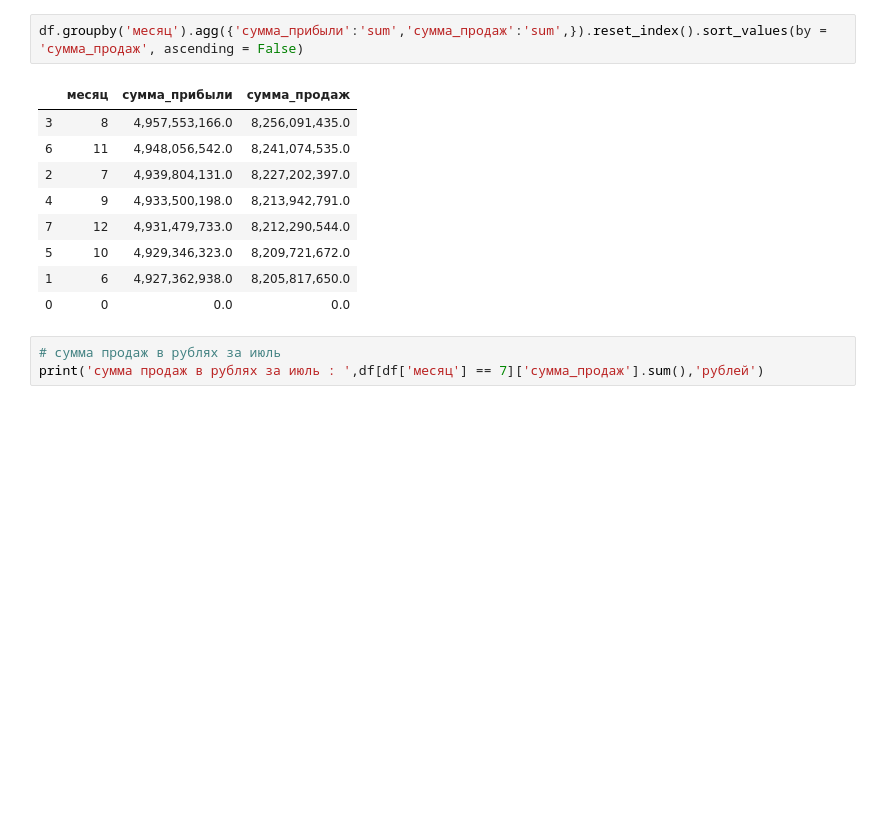
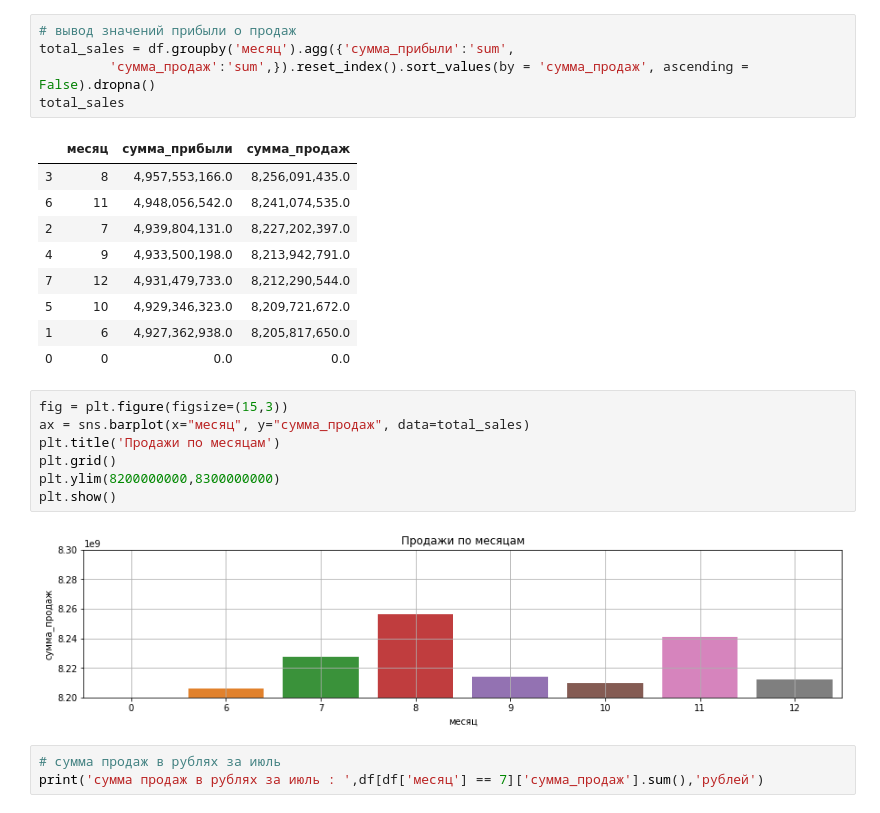
Before and after one commit to sergeipm/python_test_task, a Jupyter notebook: 200808_python_test_task.ipynb, the cells around one changed output. Drawn from its saved outputs; the diff is of its cells as text; blank space fills up the shorter version.

```diff
--- a/200808_python_test_task.ipynb
+++ b/200808_python_test_task.ipynb
@@ -96,7 +114,10 @@ df['месяц'] = df['месяц'].astype(int)
 df['сумма_продаж'] = df['цена'] * df['продажи']
 df['сумма_прибыли'] = df['продажи'] * (df['цена'] - df['себестоимость'])
 # %%
-df.groupby('месяц').agg({'сумма_прибыли':'sum','сумма_продаж':'sum',}).reset_index().sort_values(by = 'сумма_продаж', ascending = False)
+# вывод значений прибыли о продаж
+total_sales = df.groupby('месяц').agg({'сумма_прибыли':'sum',
+         'сумма_продаж':'sum',}).reset_index().sort_values(by = 'сумма_продаж', ascending = False).dropna()
+total_sales
 # %% [output]
 |  | месяц | сумма_прибыли | сумма_продаж |
 | 3 | 8 | 4,957,553,166.0 | 8,256,091,435.0 |
@@ -107,6 +128,15 @@ df.groupby('месяц').agg({'сумма_прибыли':'sum','сумма_пр
 | 5 | 10 | 4,929,346,323.0 | 8,209,721,672.0 |
 | 1 | 6 | 4,927,362,938.0 | 8,205,817,650.0 |
 | 0 | 0 | 0.0 | 0.0 |
+# %%
+fig = plt.figure(figsize=(15,3))
+ax = sns.barplot(x="месяц", y="сумма_продаж", data=total_sales)
+plt.title('Продажи по месяцам')
+plt.grid()
+plt.ylim(8200000000,8300000000)
+plt.show()
+# %% [output]
+[figure, added]
 # %%
 # сумма продаж в рублях за июль
 print('сумма продаж в рублях за июль : ',df[df['месяц'] == 7]['сумма_продаж'].sum(),'рублей')
```
Also changed, not shown: parts of 29 cells of this notebook.
